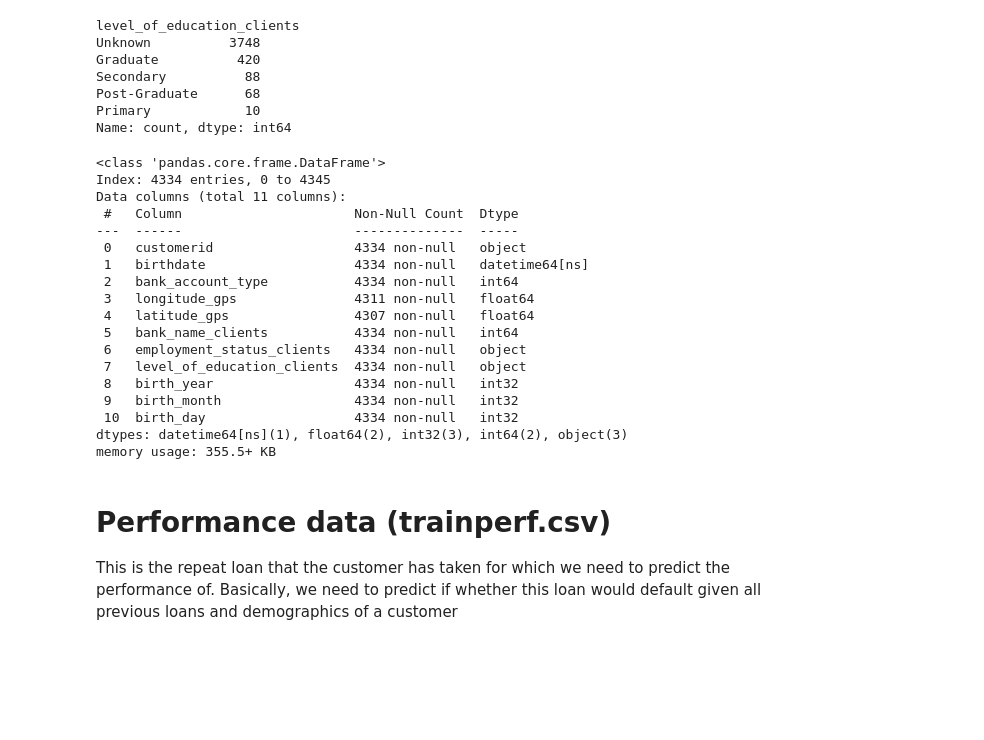
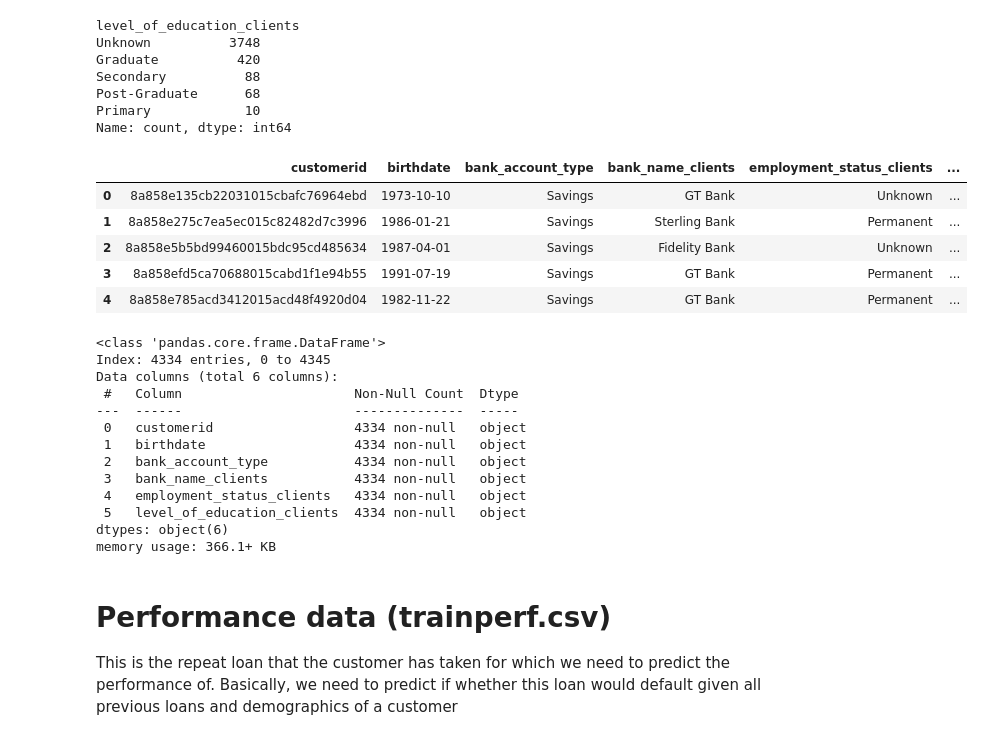
Before and after one commit to Refactory-Capstone-Project/Loan-default-prediction-challenge-, a Jupyter notebook: LoanPredictionSubmission.ipynb, the cells around one changed output. Drawn from its saved outputs; the diff is of its cells as text; code cells hidden in the pictures; blank space fills up the shorter version.

```diff
--- a/LoanPredictionSubmission.ipynb
+++ b/LoanPredictionSubmission.ipynb
@@ -155,9 +155,7 @@ train_demo = train_demo.drop_duplicates(subset='customerid', keep='first', inpla
 Convert the birthdate column to datetime and split it into year, month, day
 # %%
 train_demo['birthdate'] = pd.to_datetime(train_demo['birthdate'])
-train_demo['birth_year'] = train_demo['birthdate'].dt.year
-train_demo['birth_month'] = train_demo['birthdate'].dt.month
-train_demo['birth_day'] = train_demo['birthdate'].dt.day
+train_demo['birthdate'] = train_demo['birthdate'].dt.date
 # %% [output]
 A value is trying to be set on a copy of a slice from a DataFrame.
 Try using .loc[row_indexer,col_indexer] = value instead
@@ -189,7 +177,3 @@ Savings    3414
 Other       864
 Current      56
 Name: count, dtype: int64
-# %%
-encoder = LabelEncoder()
-train_demo['bank_account_type'] = encoder.fit_transform(train_demo['bank_account_type'])
-train_demo[['bank_account_type']]
@@ -282,7 +242,3 @@ Keystone Bank           19
 Standard Chartered      15
 Unity Bank               7
 Name: count, dtype: int64
-# %%
-encoder = LabelEncoder()
-train_demo['bank_name_clients'] = encoder.fit_transform(train_demo['bank_name_clients'])
-train_demo[['bank_name_clients']]
@@ -308,6 +250,8 @@ train_demo['bank_branch_clients'].isnull().sum()
 The bank_branch_clients column has so many null values which is an indication that it will not affect the outcome of the model and can be dropped
 # %%
 train_demo.drop(columns=['bank_branch_clients'], inplace=True)
+# %%
+train_demo.drop(columns=['longitude_gps', 'latitude_gps'], inplace=True)
 # %%
 train_demo['employment_status_clients'].isnull().value_counts()
 # %% [output]
@@ -348,27 +292,31 @@ Secondary          88
 Post-Graduate      68
 Primary            10
 Name: count, dtype: int64
+# %%
+train_demo.head()
+# %% [output]
+|  | customerid | birthdate | bank_account_type | bank_name_clients | employment_status_clients | ... |
+| 0 | 8a858e135cb22031015cbafc76964ebd | 1973-10-10 | Savings | GT Bank | Unknown | ... |
+| 1 | 8a858e275c7ea5ec015c82482d7c3996 | 1986-01-21 | Savings | Sterling Bank | Permanent | ... |
+| 2 | 8a858e5b5bd99460015bdc95cd485634 | 1987-04-01 | Savings | Fidelity Bank | Unknown | ... |
+| 3 | 8a858efd5ca70688015cabd1f1e94b55 | 1991-07-19 | Savings | GT Bank | Permanent | ... |
+| 4 | 8a858e785acd3412015acd48f4920d04 | 1982-11-22 | Savings | GT Bank | Permanent | ... |
 # %%
 train_demo.info()
 # %% [output]
 <class 'pandas.core.frame.DataFrame'>
 Index: 4334 entries, 0 to 4345
-Data columns (total 11 columns):
+Data columns (total 6 columns):
  #   Column                      Non-Null Count  Dtype
 ---  ------                      --------------  -----
  0   customerid                  4334 non-null   object
- 1   birthdate                   4334 non-null   datetime64[ns]
- 2   bank_account_type           4334 non-null   int64
- 3   longitude_gps               4311 non-null   float64
- 4   latitude_gps                4307 non-null   float64
- 5   bank_name_clients           4334 non-null   int64
- 6   employment_status_clients   4334 non-null   object
- 7   level_of_education_clients  4334 non-null   object
- 8   birth_year                  4334 non-null   int32
- 9   birth_month                 4334 non-null   int32
- 10  birth_day                   4334 non-null   int32
-dtypes: datetime64[ns](1), float64(2), int32(3), int64(2), object(3)
-memory usage: 355.5+ KB
+ 1   birthdate                   4334 non-null   object
+ 2   bank_account_type           4334 non-null   object
+ 3   bank_name_clients           4334 non-null   object
+ 4   employment_status_clients   4334 non-null   object
+ 5   level_of_education_clients  4334 non-null   object
+dtypes: object(6)
+memory usage: 366.1+ KB
 # %%
 #demo_report = ProfileReport(train_demo)
 #demo_report
```
Also changed, not shown: parts of 49 cells of this notebook.
